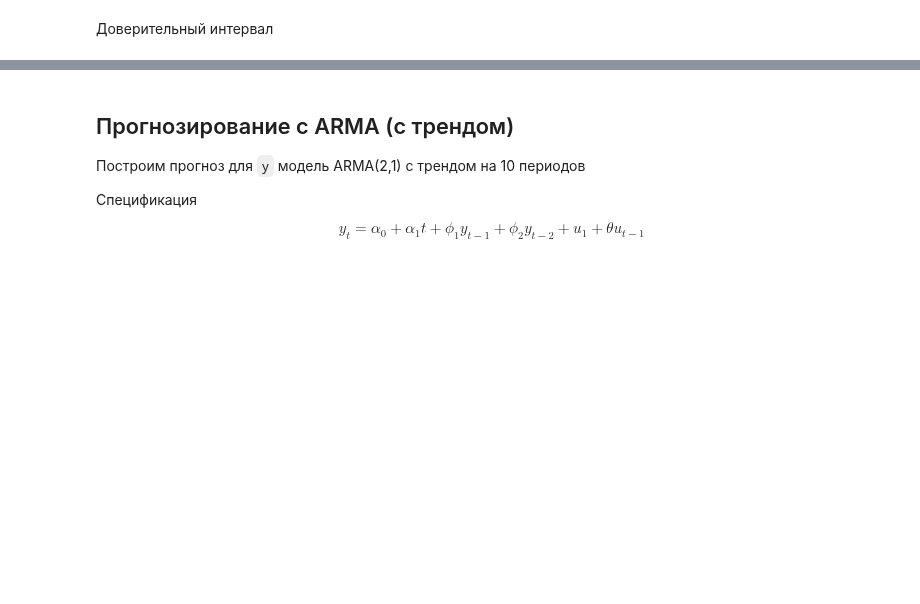
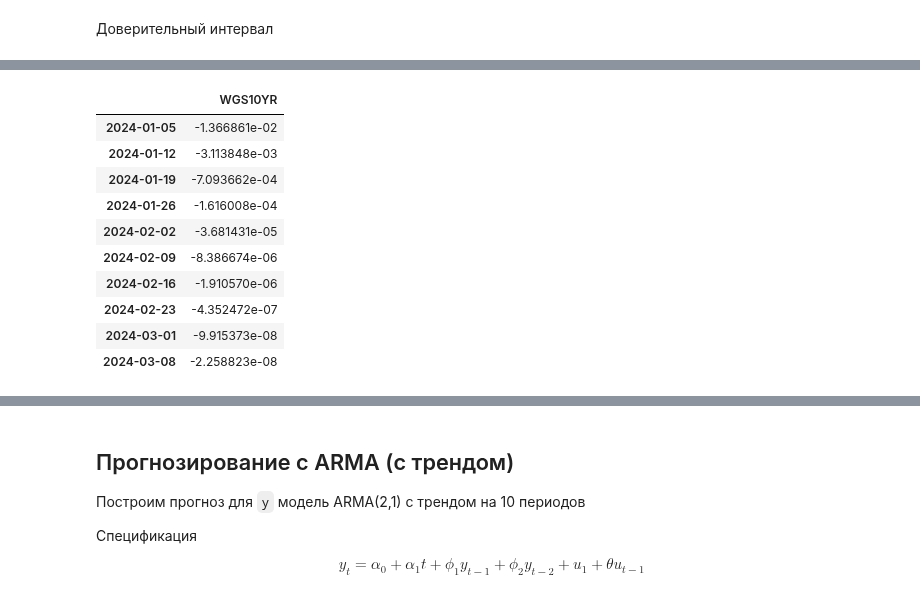
Before and after one commit to artamonoff/econometrica, a Jupyter notebook: time-series-analysis/jupyter-notebooks/arma-forecasting-sktime.ipynb, the cells around one changed output, grey strips where cells are left out. Saved outputs shown, nothing was run; the diff lists cells and outputs as text; code cells hidden in the pictures; blank space fills up the shorter version.

```diff
--- a/time-series-analysis/jupyter-notebooks/arma-forecasting-sktime.ipynb
+++ b/time-series-analysis/jupyter-notebooks/arma-forecasting-sktime.ipynb
@@ -65,0 +99,17 @@ plt.show()
+# %%
+forecaster = AutoARIMA(start_p=1, start_q=1, max_p=5, max_q=5, stationary=True, information_criterion='bic', seasonal=False)
+
+y_pred = forecaster.fit_predict(y, fh=np.arange(1, 11))
+y_pred
+# %% [output]
+|  | WGS10YR |
+| 2024-01-05 | -1.366861e-02 |
+| 2024-01-12 | -3.113848e-03 |
+| 2024-01-19 | -7.093662e-04 |
+| 2024-01-26 | -1.616008e-04 |
+| 2024-02-02 | -3.681431e-05 |
+| 2024-02-09 | -8.386674e-06 |
+| 2024-02-16 | -1.910570e-06 |
+| 2024-02-23 | -4.352472e-07 |
+| 2024-03-01 | -9.915373e-08 |
+| 2024-03-08 | -2.258823e-08 |
```
Also changed, not shown: parts of 13 cells of this notebook.
